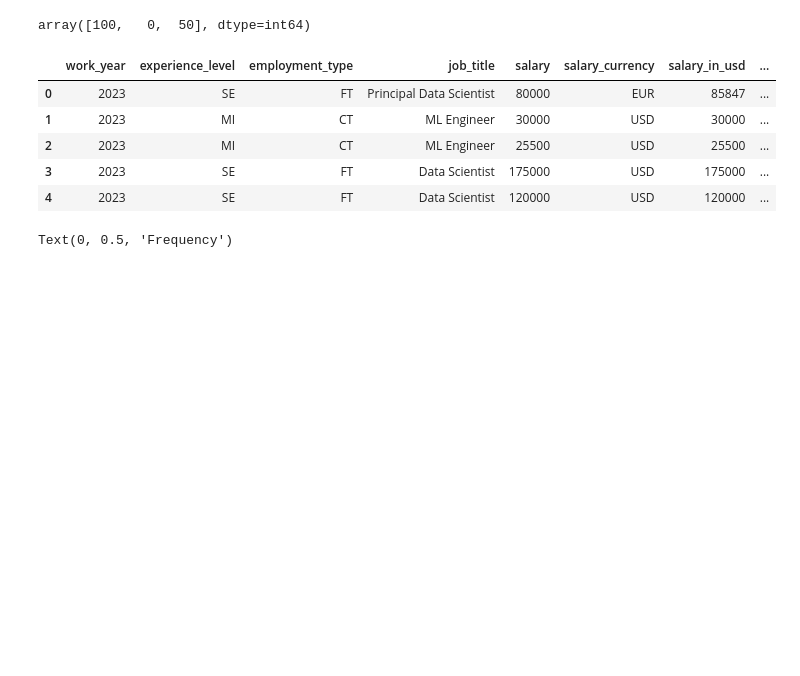
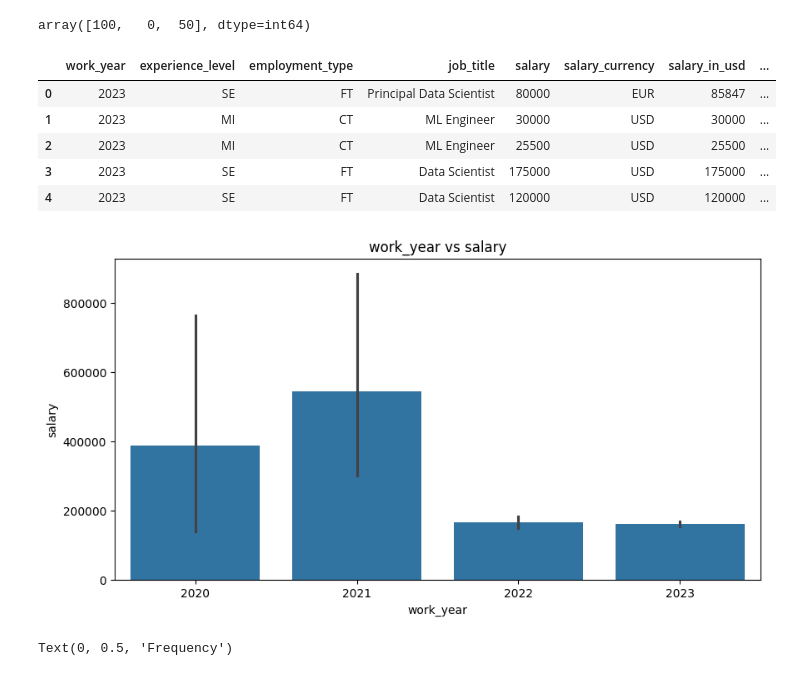
Before and after one commit to M-Shahryar/data_science_salaries_2023, a Jupyter notebook: Notebook/nt_1.ipynb, the cells around one changed output. Drawn from its saved outputs; the diff is of its cells as text; code cells hidden in the pictures; blank space fills up the shorter version.

Commit message:
other_plots

```diff
--- a/Notebook/nt_1.ipynb
+++ b/Notebook/nt_1.ipynb
@@ -190,6 +190,17 @@ df.head()
 | 2 | 2023 | MI | CT | ML Engineer | 25500 | USD | 25500 | ... |
 | 3 | 2023 | SE | FT | Data Scientist | 175000 | USD | 175000 | ... |
 | 4 | 2023 | SE | FT | Data Scientist | 120000 | USD | 120000 | ... |
+# %%
+plt.figure(figsize=(10,5))
+sns.barplot(x="work_year",y="salary",data=df)
+plt.xlabel("work_year")
+plt.ylabel("salary")
+plt.xticks()
+plt.yticks()
+plt.title("work_year vs salary")
+plt.show()
+# %% [output]
+[figure, added]
 # %%
 plt.figure(figsize=(10,6))
 sns.histplot(x='salary_in_usd',data=df,bins=30,kde=True)
```
Also changed, not shown: parts of 3 cells of this notebook.
